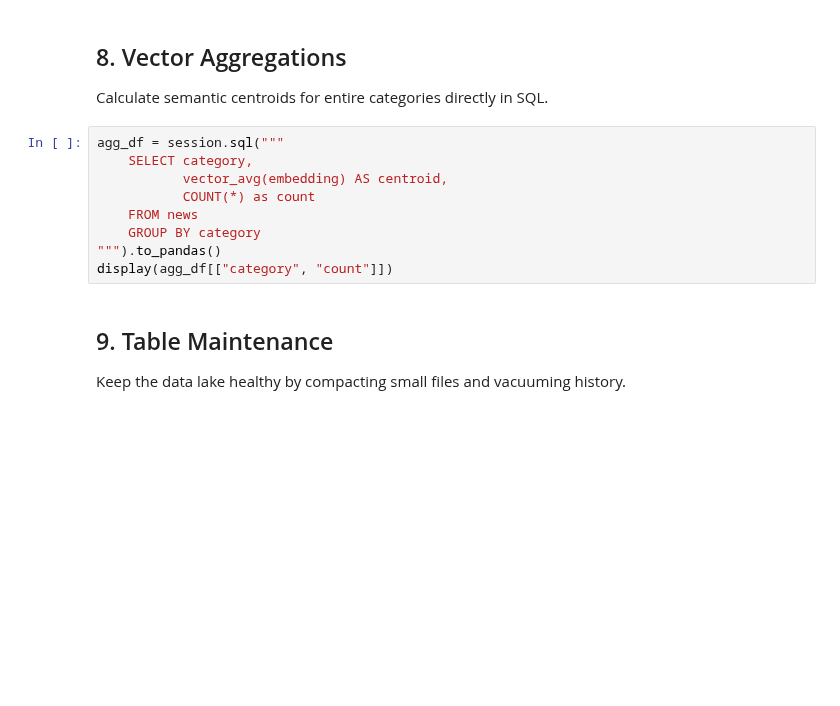
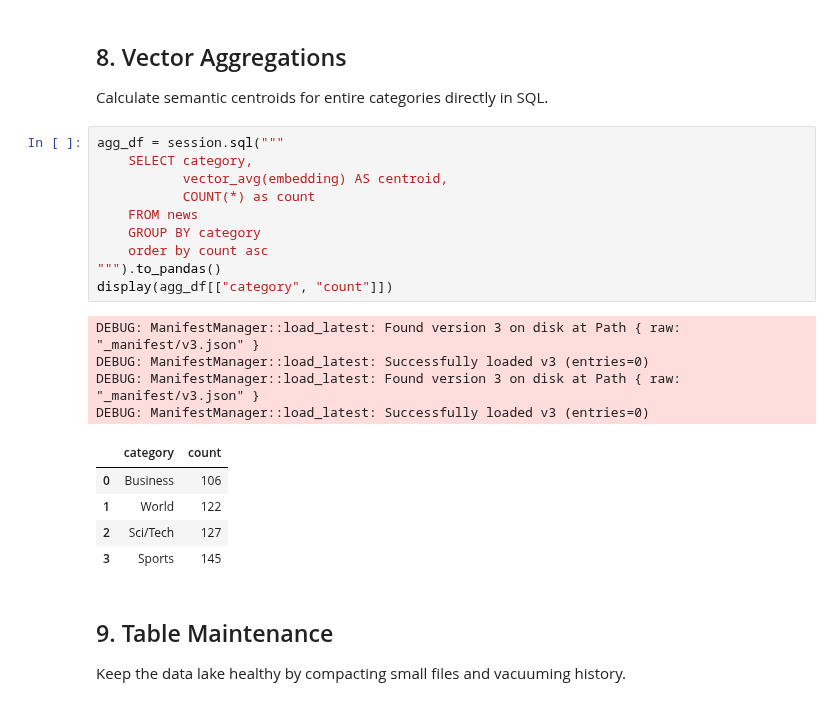
Before and after one commit to benolabsai/benostreamdb, a Jupyter notebook: demo/03_comprehensive_guide.ipynb, the cells around one changed output. Saved outputs shown, nothing was run; the diff lists cells and outputs as text; blank space fills up the shorter version.

```diff
--- a/demo/03_comprehensive_guide.ipynb
+++ b/demo/03_comprehensive_guide.ipynb
@@ -133,12 +195,23 @@ Calculate semantic centroids for entire categories directly in SQL.
 # %%
 agg_df = session.sql("""
     SELECT category,
            vector_avg(embedding) AS centroid,
            COUNT(*) as count
     FROM news
     GROUP BY category
+    order by count asc
 """).to_pandas()
 display(agg_df[["category", "count"]])
+# %% [output]
+DEBUG: ManifestManager::load_latest: Found version 3 on disk at Path { raw: "_manifest/v3.json" }
+DEBUG: ManifestManager::load_latest: Successfully loaded v3 (entries=0)
+DEBUG: ManifestManager::load_latest: Found version 3 on disk at Path { raw: "_manifest/v3.json" }
+DEBUG: ManifestManager::load_latest: Successfully loaded v3 (entries=0)
+|  | category | count |
+| 0 | Business | 106 |
+| 1 | World | 122 |
+| 2 | Sci/Tech | 127 |
+| 3 | Sports | 145 |
 # %% [markdown]
 ## 9. Table Maintenance
 
```
Also changed, not shown: parts of 16 cells of this notebook, 12 other files.
